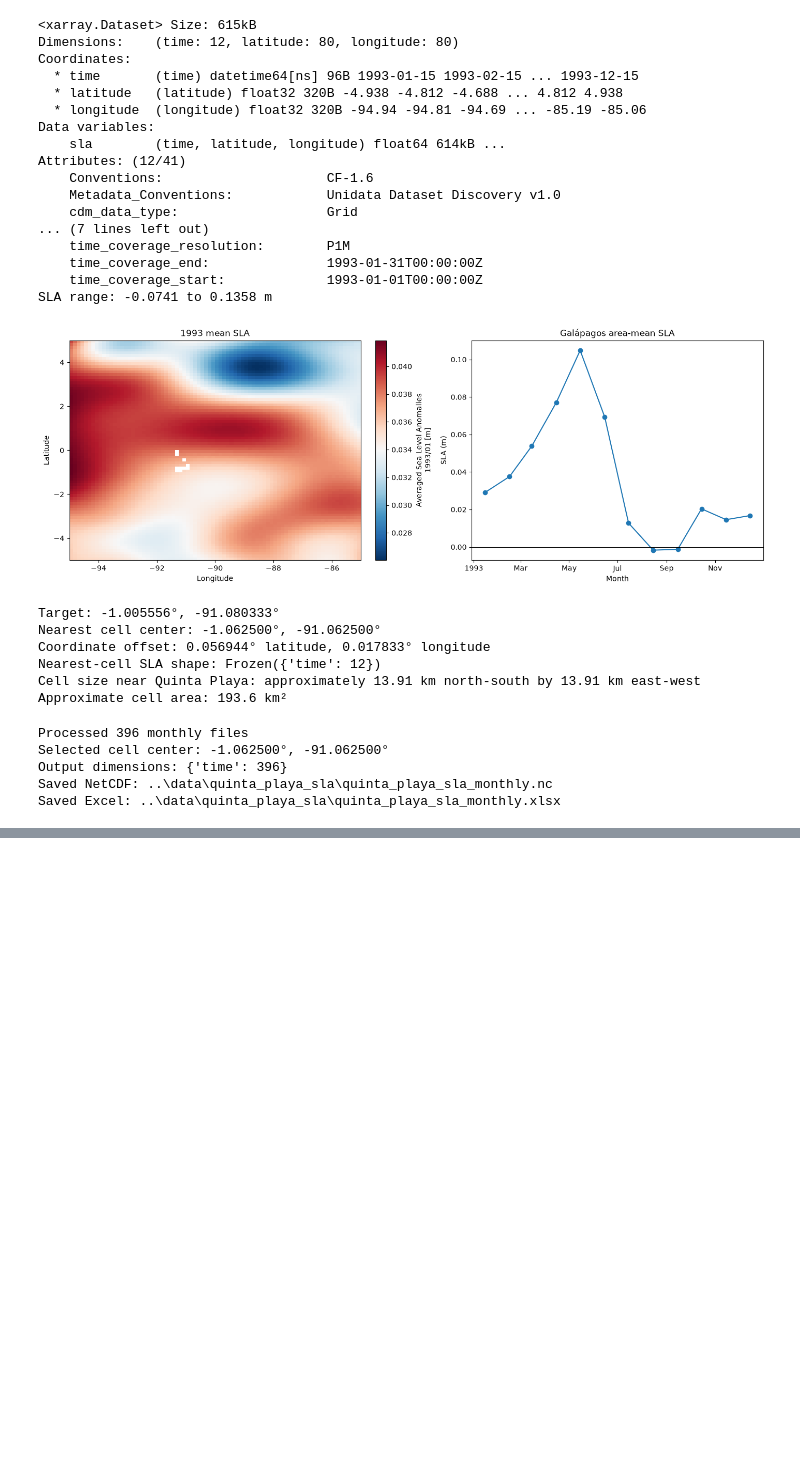
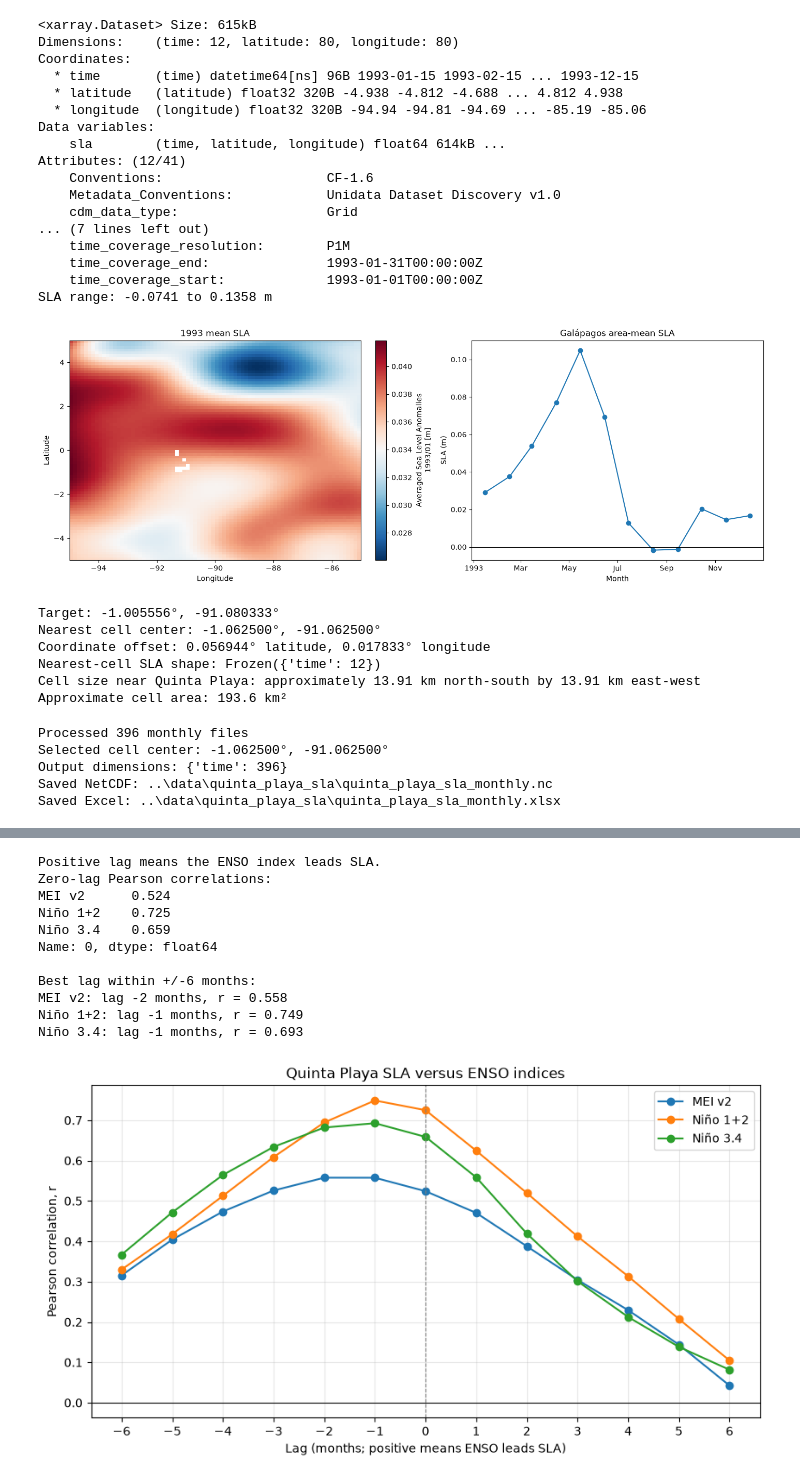
Before and after one commit to mdelemosschaper/quintaplaya, a Jupyter notebook: notebooks/laszlo_SLA_ElNino.ipynb, the cells around one changed output, grey strips where cells are left out. Saved outputs shown, nothing was run; the diff lists cells and outputs as text; code cells hidden in the pictures; blank space fills up the shorter version.

Commit message:
sla el nino correlation

```diff
--- a/notebooks/laszlo_SLA_ElNino.ipynb
+++ b/notebooks/laszlo_SLA_ElNino.ipynb
@@ -226,8 +286,8 @@ if not DATA_DIR.exists():
 
 FILES = {
     "MEI v2": DATA_DIR / "meiv2.nc",
-    "Niño 1+2": DATA_DIR / "nina1.anom.nc",
-    "Niño 3.4": DATA_DIR / "nina34.anom.nc",
+    "Niño 1+2": DATA_DIR / "nino12.long.anom.nc",
+    "Niño 3.4": DATA_DIR / "nino34.long.anom.nc",
 }
 
 START = "1993-01-01"
@@ -273,7 +333,7 @@ for name in indices.columns:
 
 figure, axes = plt.subplots(3, 1, figsize=(12, 8), sharex=True, constrained_layout=True)
 for axis, name in zip(axes, indices.columns):
-    axis.plot(indices[name].dropna(), linewidth=0.8)
+    axis.plot(indices.index, indices[name], linewidth=0.8)
     axis.axhline(0, color="black", linewidth=0.7)
     axis.set_ylabel(name)
     axis.grid(True, alpha=0.3)
@@ -297 +357,67 @@ Niño 3.4    377
 dtype: int64
+# %%
+from scipy.stats import pearsonr
+
+with xr.open_dataset(NETCDF_FILE) as dataset:
+    sla_series = dataset["sla"].to_series()
+
+sla_series.index = pd.to_datetime(sla_series.index).to_period("M").to_timestamp()
+sla_series = sla_series.reindex(TARGET_TIME)
+
+aligned = pd.concat([sla_series.rename("SLA"), indices], axis=1).dropna()
+lags = range(-6, 7)
+correlations = {}
+
+for name in indices.columns:
+    correlations[name] = []
+    for lag in lags:
+        shifted_index = aligned[name].shift(lag)
+        valid = aligned[["SLA"]].join(shifted_index.rename(name)).dropna()
+        correlation, _ = pearsonr(valid["SLA"], valid[name])
+        correlations[name].append(correlation)
+
+correlation_table = pd.DataFrame(correlations, index=list(lags))
+correlation_table.index.name = "lag_months"
+
+print("Positive lag means the ENSO index leads SLA.")
+print("Zero-lag Pearson correlations:")
+print(correlation_table.loc[0].round(3))
+print("\nBest lag within +/-6 months:")
+for name in correlation_table.columns:
+    best_lag = correlation_table[name].abs().idxmax()
+    print(
+        f"{name}: lag {best_lag:+d} months, "
+        f"r = {correlation_table.loc[best_lag, name]:.3f}"
+    )
+
+figure, axis = plt.subplots(figsize=(10, 5))
+for name in correlation_table.columns:
+    axis.plot(
+        correlation_table.index,
+        correlation_table[name],
+        marker="o",
+        linewidth=1.5,
+        label=name,
+    )
+axis.axhline(0, color="black", linewidth=0.8)
+axis.axvline(0, color="gray", linestyle="--", linewidth=0.8)
+axis.set_xlabel("Lag (months; positive means ENSO leads SLA)")
+axis.set_ylabel("Pearson correlation, r")
+axis.set_title("Quinta Playa SLA versus ENSO indices")
+axis.set_xticks(list(lags))
+axis.grid(True, alpha=0.3)
+axis.legend()
+plt.show()
+# %% [output]
+Positive lag means the ENSO index leads SLA.
+Zero-lag Pearson correlations:
+MEI v2      0.524
+Niño 1+2    0.725
+Niño 3.4    0.659
+Name: 0, dtype: float64
+
+Best lag within +/-6 months:
+MEI v2: lag -2 months, r = 0.558
+Niño 1+2: lag -1 months, r = 0.749
+Niño 3.4: lag -1 months, r = 0.693
+[figure, added]
```
Also changed, not shown: parts of 3 cells of this notebook, 5 other files.
